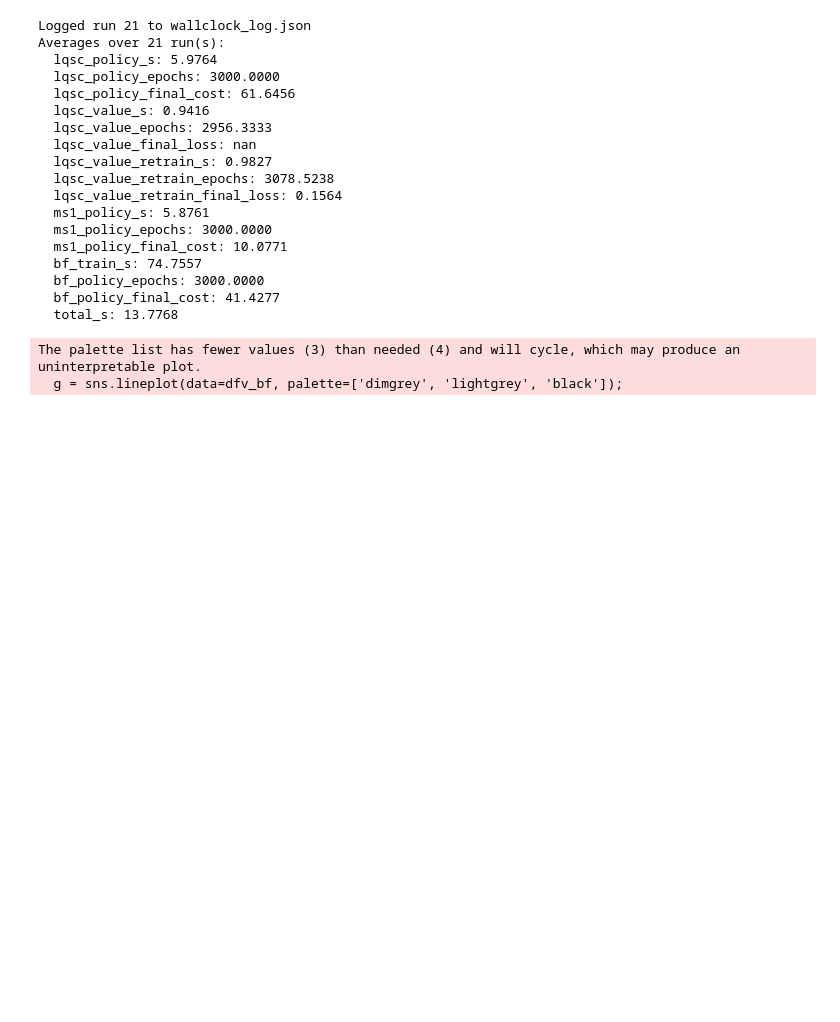
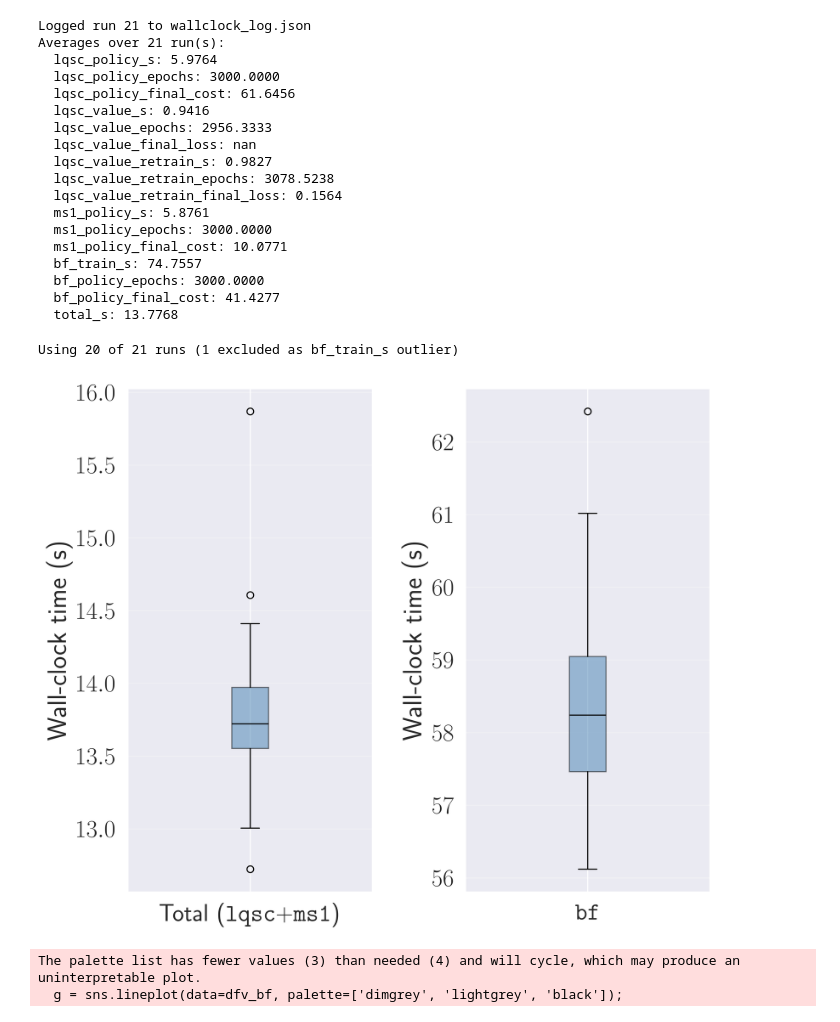
Before and after one commit to arashfahim/multiscale-PGM-for-stochastic-control, a Jupyter notebook: LQC/Two-steps/LQC_Updated_v7.ipynb, the cells around one changed output. Drawn from its saved outputs; the diff is of its cells as text; code cells hidden in the pictures; blank space fills up the shorter version.

```diff
--- a/LQC/Two-steps/LQC_Updated_v7.ipynb
+++ b/LQC/Two-steps/LQC_Updated_v7.ipynb
@@ -1209,37 +1209,49 @@ Averages over 21 run(s):
   bf_policy_final_cost: 41.4277
   total_s: 13.7768
 # %%
-# Boxplot: Total (lqsc+ms1) vs bf, over all logged runs
+# Boxplot: Total (lqsc+ms1) vs bf, excluding the bf_train_s outlier run (>150s, clearly not typical)
+# Each box gets its own y-axis (different scales -- avoids a dead gap on a shared axis)
 import json as _json
 
 with open('wallclock_log.json') as f:
     wallclock_log = _json.load(f)
 
-runs = wallclock_log['runs']
-print(f"Using {len(runs)} runs")
+all_runs = wallclock_log['runs']
+runs = [r for r in all_runs if r['bf_train_s'] < 150]
+n_excluded = len(all_runs) - len(runs)
+print(f"Using {len(runs)} of {len(all_runs)} runs ({n_excluded} excluded as bf_train_s outlier)")
 
 total_vals = [r['lqsc_policy_s'] + r['lqsc_value_s'] + r['lqsc_value_retrain_s'] + r['ms1_policy_s'] for r in runs]
 bf_vals = [r['bf_train_s'] for r in runs]
 
-fig, ax = plt.subplots(figsize=(6, 5), dpi=600)
+fig, (ax1, ax2) = plt.subplots(1, 2, figsize=(9, 7.5), dpi=600)
 
 box_color = 'steelblue'
 boxprops = dict(facecolor=box_color, alpha=0.5, edgecolor='black')
 medianprops = dict(color='black')
 whiskerprops = dict(color='black')
 capprops = dict(color='black')
 
-ax.boxplot([total_vals, bf_vals], patch_artist=True,
-           boxprops=boxprops, medianprops=medianprops,
-           whiskerprops=whiskerprops, capprops=capprops,
-           tick_labels=['Total (lqsc+ms1)', 'bf'])
-ax.set_ylabel('Wall-clock time (s)')
-ax.grid(True, alpha=0.3, axis='y')
+ax1.boxplot([total_vals], patch_artist=True,
+            boxprops=boxprops, medianprops=medianprops,
+            whiskerprops=whiskerprops, capprops=capprops,
+            tick_labels=[r'Total ($\mathtt{lqsc}$+$\mathtt{ms1}$)'])
+ax1.set_ylabel('Wall-clock time (s)')
+ax1.grid(True, alpha=0.3, axis='y')
 
-fig.suptitle(f'Wall-clock time: multi-scale total vs. brute-force, over {len(runs)} runs')
+ax2.boxplot([bf_vals], patch_artist=True,
+            boxprops=boxprops, medianprops=medianprops,
+            whiskerprops=whiskerprops, capprops=capprops,
+            tick_labels=[r'$\mathtt{bf}$'])
+ax2.set_ylabel('Wall-clock time (s)')
+ax2.grid(True, alpha=0.3, axis='y')
+
 plt.tight_layout()
 plt.savefig('lqc_wallclock_boxplot.png', dpi=600, bbox_inches='tight')
 plt.show()
+# %% [output]
+Using 20 of 21 runs (1 excluded as bf_train_s outlier)
+[figure, added]
 # %%
 dfv_bf = pd.DataFrame(np.zeros([K1*L,4]),columns=[1,'closed','C','MS']);
 for i,_ in dfv_bf.iterrows():
```
Also changed, not shown: 11 other files.
